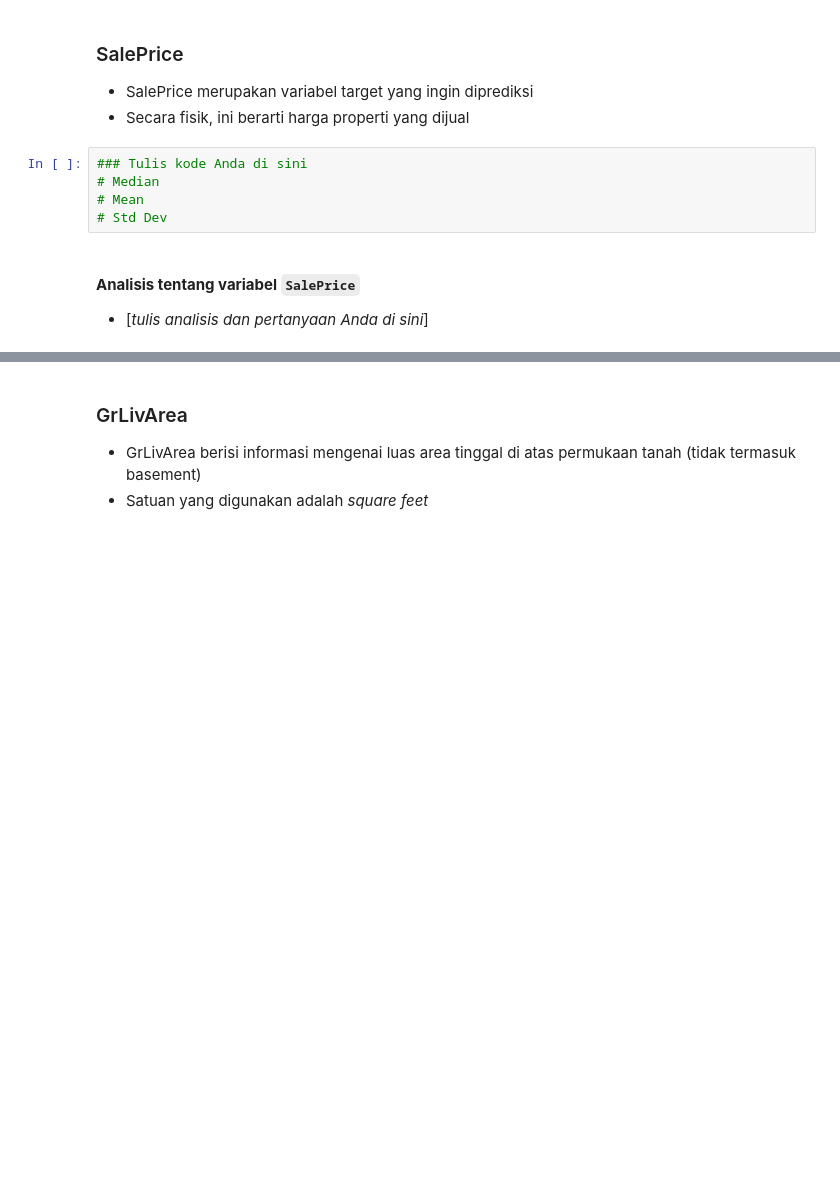
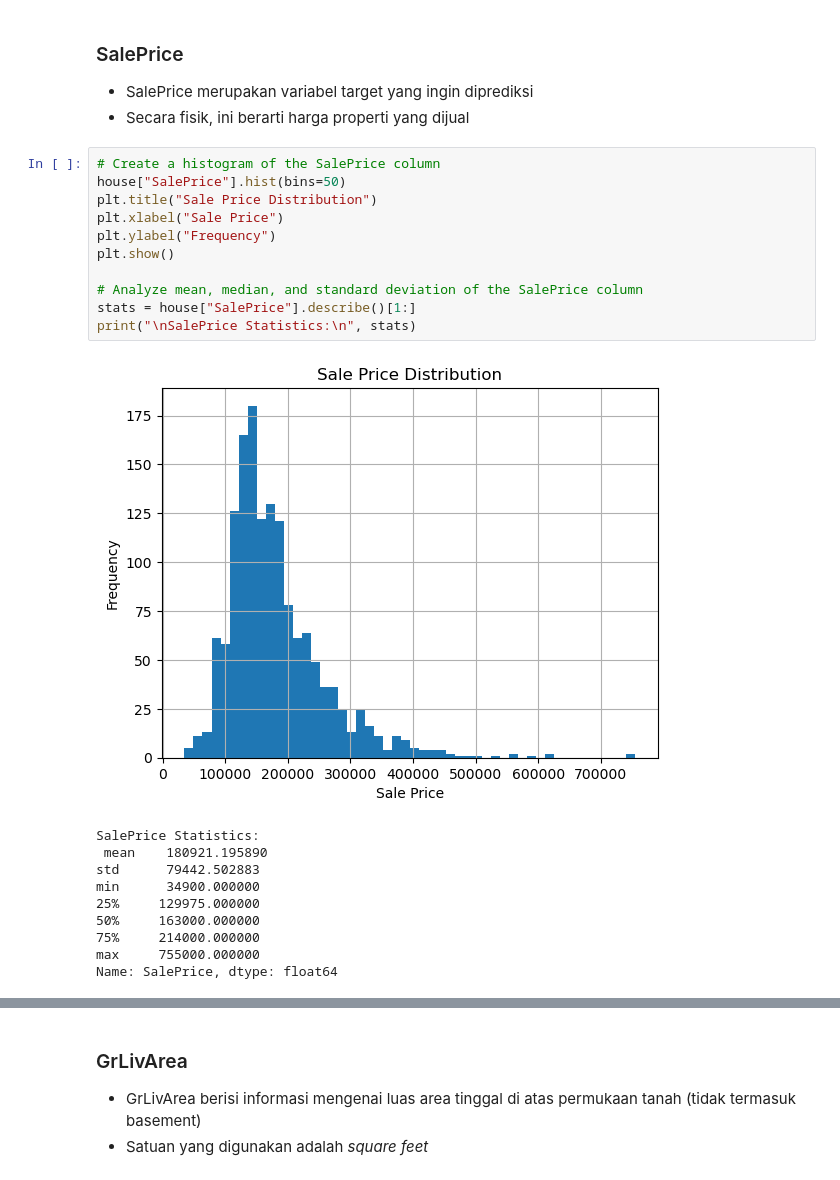
Before and after one commit to fikriazh/Final-Project-Data-Science, a Jupyter notebook: Case Study 02/Project_Based_Learning_Case_02.ipynb, the cells around one changed output, grey strips where cells are left out. Drawn from its saved outputs; the diff is of its cells as text; blank space fills up the shorter version.

```diff
--- a/Case Study 02/Project_Based_Learning_Case_02.ipynb
+++ b/Case Study 02/Project_Based_Learning_Case_02.ipynb
@@ -88,12 +199,25 @@ ExterQual: Kualitas material eksterior
 
 * SalePrice merupakan variabel target yang ingin diprediksi
 * Secara fisik, ini berarti harga properti yang dijual
-# %%
-### Tulis kode Anda di sini
-# Median
-# Mean
-# Std Dev
-# %% [markdown]
-#### **Analisis tentang variabel `SalePrice`**
-
-* [*tulis analisis dan pertanyaan Anda di sini*]
+# %%
+# Create a histogram of the SalePrice column
+house["SalePrice"].hist(bins=50)
+plt.title("Sale Price Distribution")
+plt.xlabel("Sale Price")
+plt.ylabel("Frequency")
+plt.show()
+
+# Analyze mean, median, and standard deviation of the SalePrice column
+stats = house["SalePrice"].describe()[1:]
+print("\nSalePrice Statistics:\n", stats)
+# %% [output]
+[figure, added]
+SalePrice Statistics:
+ mean    180921.195890
+std      79442.502883
+min      34900.000000
+25%     129975.000000
+50%     163000.000000
+75%     214000.000000
+max     755000.000000
+Name: SalePrice, dtype: float64
```
Also changed, not shown: parts of 36 cells of this notebook, 33 other files.
